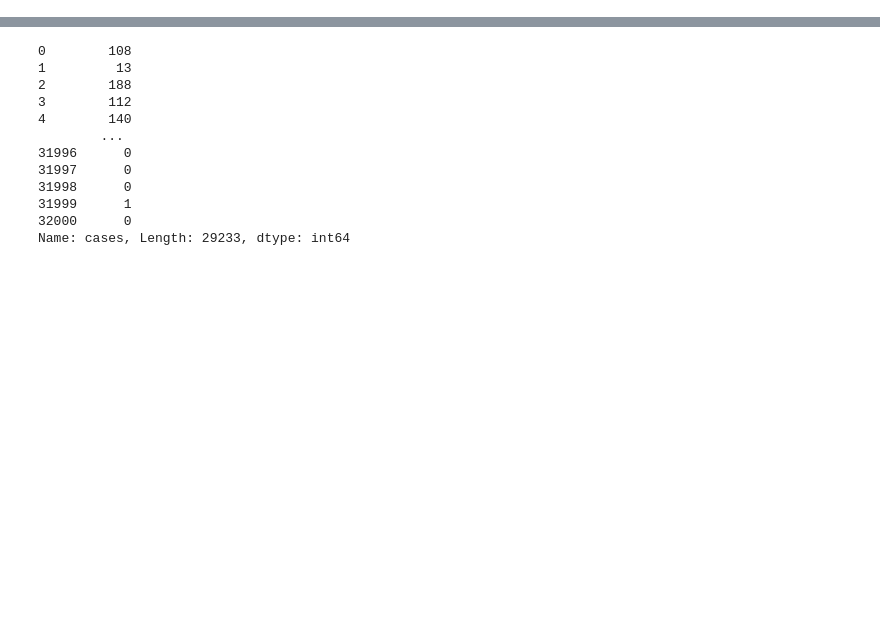
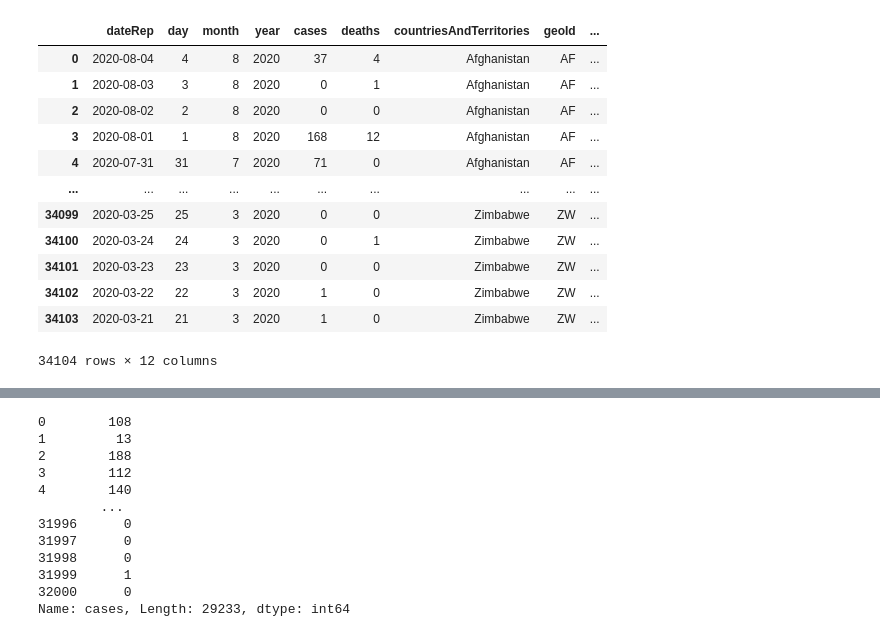
Before and after one commit to silverfield/corona-vis, a Jupyter notebook: nbs/process.ipynb, the cells around one changed output, grey strips where cells are left out. Saved outputs shown, nothing was run; the diff lists cells and outputs as text; code cells hidden in the pictures; blank space fills up the shorter version.

```diff
--- a/nbs/process.ipynb
+++ b/nbs/process.ipynb
@@ -17,2 +246,16 @@ import pprint
 # %%
-df = get_covid_df()
+df
+# %% [output]
+|  | dateRep | day | month | year | cases | deaths | countriesAndTerritories | geoId | ... |
+| 0 | 2020-08-04 | 4 | 8 | 2020 | 37 | 4 | Afghanistan | AF | ... |
+| 1 | 2020-08-03 | 3 | 8 | 2020 | 0 | 1 | Afghanistan | AF | ... |
+| 2 | 2020-08-02 | 2 | 8 | 2020 | 0 | 0 | Afghanistan | AF | ... |
+| 3 | 2020-08-01 | 1 | 8 | 2020 | 168 | 12 | Afghanistan | AF | ... |
+| 4 | 2020-07-31 | 31 | 7 | 2020 | 71 | 0 | Afghanistan | AF | ... |
+| ... | ... | ... | ... | ... | ... | ... | ... | ... | ... |
+| 34099 | 2020-03-25 | 25 | 3 | 2020 | 0 | 0 | Zimbabwe | ZW | ... |
+| 34100 | 2020-03-24 | 24 | 3 | 2020 | 0 | 1 | Zimbabwe | ZW | ... |
+| 34101 | 2020-03-23 | 23 | 3 | 2020 | 0 | 0 | Zimbabwe | ZW | ... |
+| 34102 | 2020-03-22 | 22 | 3 | 2020 | 1 | 0 | Zimbabwe | ZW | ... |
+| 34103 | 2020-03-21 | 21 | 3 | 2020 | 1 | 0 | Zimbabwe | ZW | ... |
+34104 rows × 12 columns
```
Also changed, not shown: parts of 20 cells of this notebook, 1 other file.
